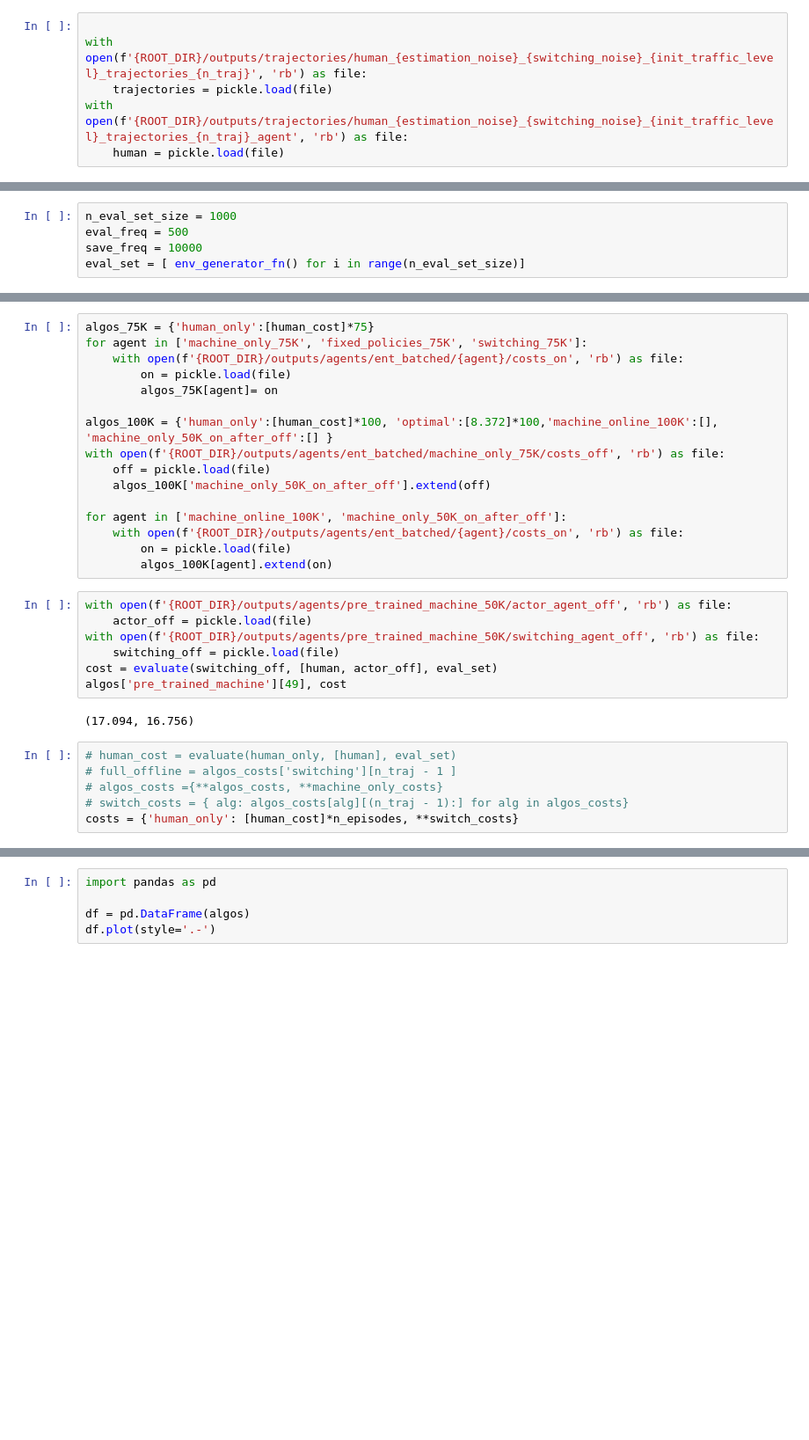
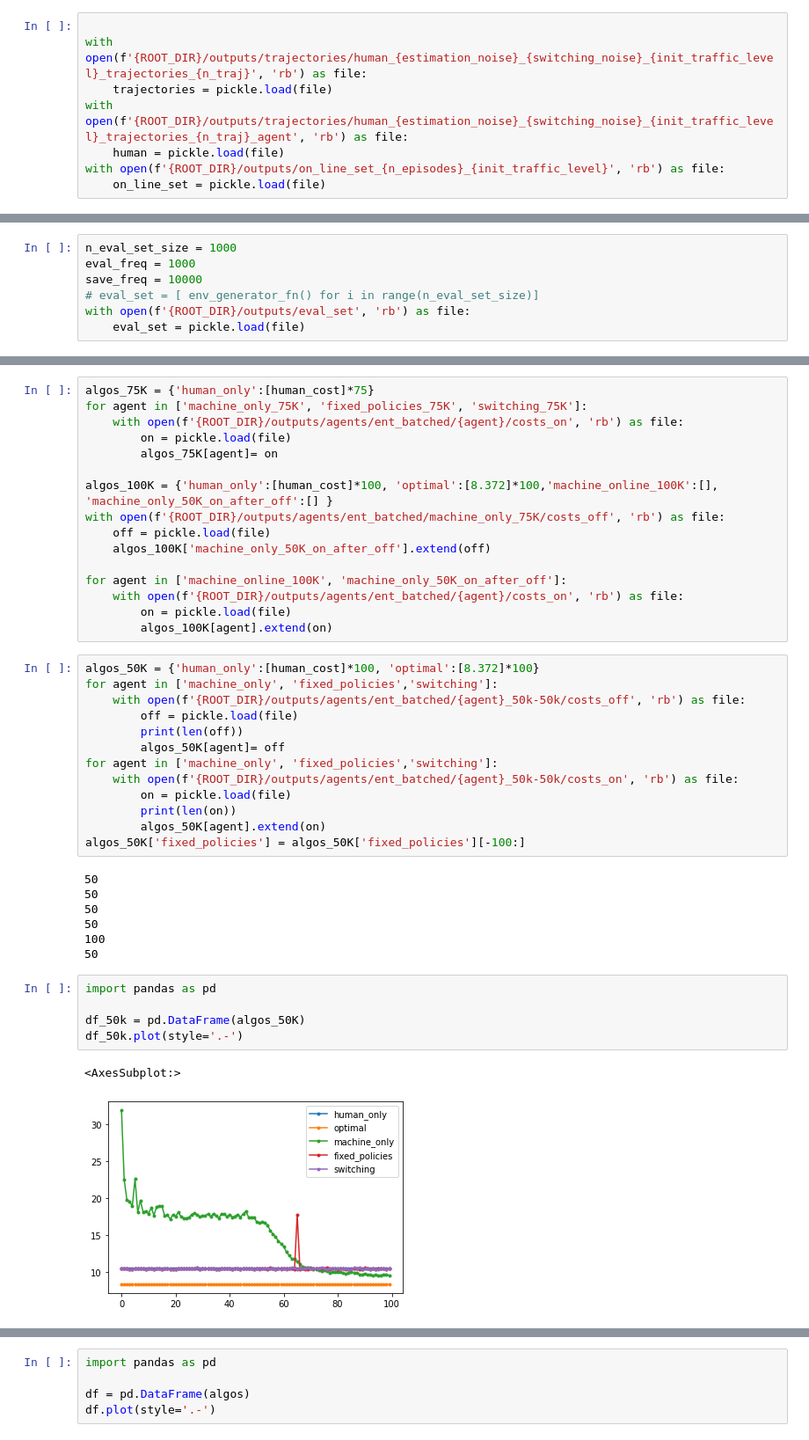
Before and after one commit to ElenStr/human-machine-switching, a Jupyter notebook: run_experiments.ipynb, the cells around one changed output, grey strips where cells are left out. Shown at 88% size. Cells and saved outputs as stored; diff of their text form; blank space fills up the shorter version.

Commit message:
correct batch update

```diff
--- a/run_experiments.ipynb
+++ b/run_experiments.ipynb
@@ -97,3 +97,5 @@ with open(f'{ROOT_DIR}/outputs/trajectories/human_{estimation_noise}_{switching_
     trajectories = pickle.load(file)
 with open(f'{ROOT_DIR}/outputs/trajectories/human_{estimation_noise}_{switching_noise}_{init_traffic_level}_trajectories_{n_traj}_agent', 'rb') as file:
     human = pickle.load(file)
+with open(f'{ROOT_DIR}/outputs/on_line_set_{n_episodes}_{init_traffic_level}', 'rb') as file:
+    on_line_set = pickle.load(file)
@@ -101,8 +105,10 @@ with open(f'{ROOT_DIR}/outputs/trajectories/human_{estimation_noise}_{switching_
 ### Evaluation Parametes
 # %%
 n_eval_set_size = 1000
-eval_freq = 500
+eval_freq = 1000
 save_freq = 10000
-eval_set = [ env_generator_fn() for i in range(n_eval_set_size)]
+# eval_set = [ env_generator_fn() for i in range(n_eval_set_size)]
+with open(f'{ROOT_DIR}/outputs/eval_set', 'rb') as file:
+    eval_set = pickle.load(file)
 # %% [markdown]
 ### Training
@@ -197,18 +230,31 @@ for agent in ['machine_online_100K', 'machine_only_50K_on_after_off']:
     with open(f'{ROOT_DIR}/outputs/agents/ent_batched/{agent}/costs_on', 'rb') as file:
         on = pickle.load(file)
         algos_100K[agent].extend(on)
-# %%
-with open(f'{ROOT_DIR}/outputs/agents/pre_trained_machine_50K/actor_agent_off', 'rb') as file:
-    actor_off = pickle.load(file)
-with open(f'{ROOT_DIR}/outputs/agents/pre_trained_machine_50K/switching_agent_off', 'rb') as file:
-    switching_off = pickle.load(file)
-cost = evaluate(switching_off, [human, actor_off], eval_set)
-algos['pre_trained_machine'][49], cost
-# %% [output]
-(17.094, 16.756)
-# %%
-# human_cost = evaluate(human_only, [human], eval_set)
-# full_offline = algos_costs['switching'][n_traj - 1 ]
-# algos_costs ={**algos_costs, **machine_only_costs}
-# switch_costs = { alg: algos_costs[alg][(n_traj - 1):] for alg in algos_costs}
-costs = {'human_only': [human_cost]*n_episodes, **switch_costs}
+# %%
+algos_50K = {'human_only':[human_cost]*100, 'optimal':[8.372]*100}
+for agent in ['machine_only', 'fixed_policies','switching']:
+    with open(f'{ROOT_DIR}/outputs/agents/ent_batched/{agent}_50k-50k/costs_off', 'rb') as file:
+        off = pickle.load(file)
+        print(len(off))
+        algos_50K[agent]= off
+for agent in ['machine_only', 'fixed_policies','switching']:
+    with open(f'{ROOT_DIR}/outputs/agents/ent_batched/{agent}_50k-50k/costs_on', 'rb') as file:
+        on = pickle.load(file)
+        print(len(on))
+        algos_50K[agent].extend(on)
+algos_50K['fixed_policies'] = algos_50K['fixed_policies'][-100:]
+# %% [output]
+50
+50
+50
+50
+100
+50
+# %%
+import pandas as pd
+
+df_50k = pd.DataFrame(algos_50K)
+df_50k.plot(style='.-')
+# %% [output]
+<AxesSubplot:>
+[figure, added]
```
Also changed, not shown: parts of 11 cells of this notebook, 5 other files.
